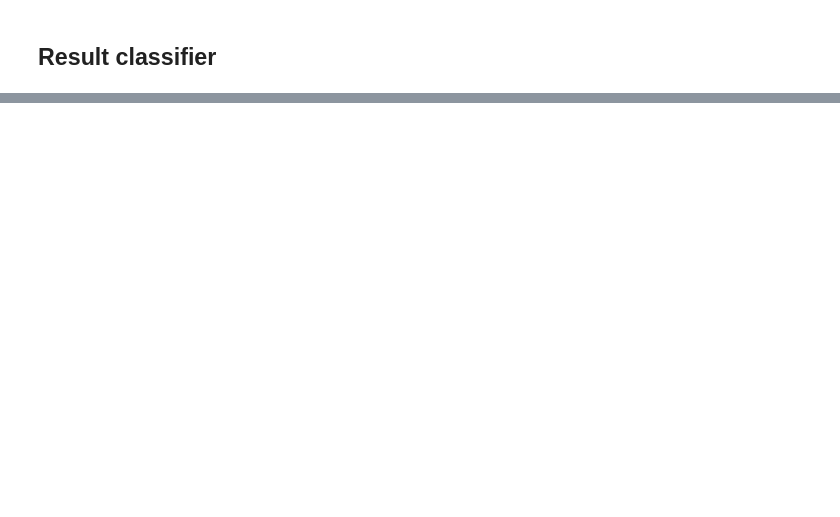
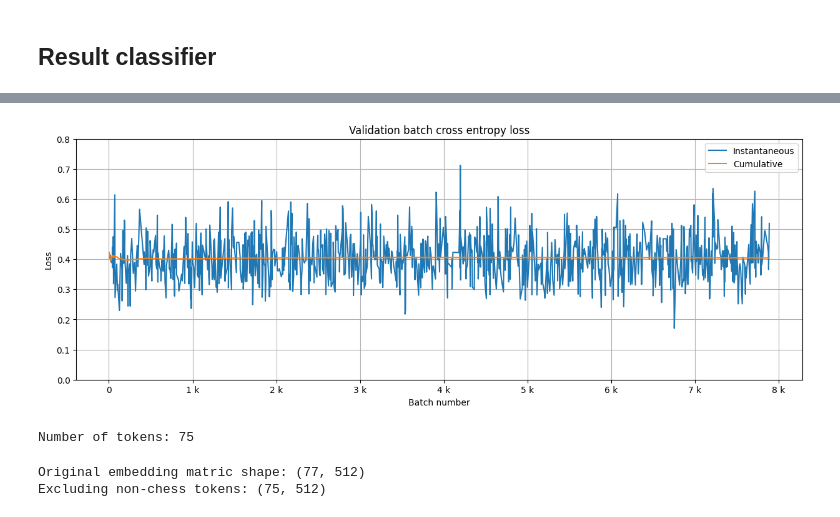
Before and after one commit to luizvalle/chessformer, a Jupyter notebook: notebooks/trained_models_analysis.ipynb, the cells around one changed output, grey strips where cells are left out. Drawn from its saved outputs; the diff is of its cells as text; code cells hidden in the pictures; blank space fills up the shorter version.

```diff
--- a/notebooks/trained_models_analysis.ipynb
+++ b/notebooks/trained_models_analysis.ipynb
@@ -24,0 +140,37 @@ _________________________________________________________________
+# %%
+val_inst_loss = clean_loss_data(
+    "../model_artifacts/result_classifier/training_metrics/validation/instantaneous_batch_loss_epoch1.csv",
+    "Instantaneous"
+)
+val_cum_loss = clean_loss_data(
+    "../model_artifacts/result_classifier/training_metrics/validation/cumulative_batch_loss_epoch1.csv",
+    "Cumulative"
+)
+
+val_loss = val_inst_loss.join(val_cum_loss)
+
+plot_loss_data(val_loss, type="Validation", ylim=(0, 0.8))
+# %% [output]
+[figure, added]
+# %%
+PIECES = ["p", "n", "b", "r", "q", "k"]
+RANK_NAMES = ["1", "2", "3", "4", "5", "6", "7", "8"]
+FILE_NAMES = ["a", "b", "c", "d", "e", "f", "g", "h"]
+SQUARES = [f + r for r in RANK_NAMES for f in FILE_NAMES]
+PROMOTIONS = ["-", "=n", "=b", "=r", "=q"]
+POSSIBLE_TOKENS = PIECES + SQUARES + PROMOTIONS
+
+print("Number of tokens:", len(POSSIBLE_TOKENS))
+# %% [output]
+Number of tokens: 75
+# %%
+encoder = result_classifier.get_layer(index=0)
+embeddings = encoder.input_embedding_layer.get_weights()[0]
+print("Original embedding matric shape:", embeddings.shape)
+# The first and second embeddings correspond to the empty string and UNK, respectively
+# Excluding them here
+embeddings = embeddings[2:]
+print("Excluding non-chess tokens:", embeddings.shape)
+# %% [output]
+Original embedding matric shape: (77, 512)
+Excluding non-chess tokens: (75, 512)
```
Also changed, not shown: parts of 8 cells of this notebook, 8 other files.
